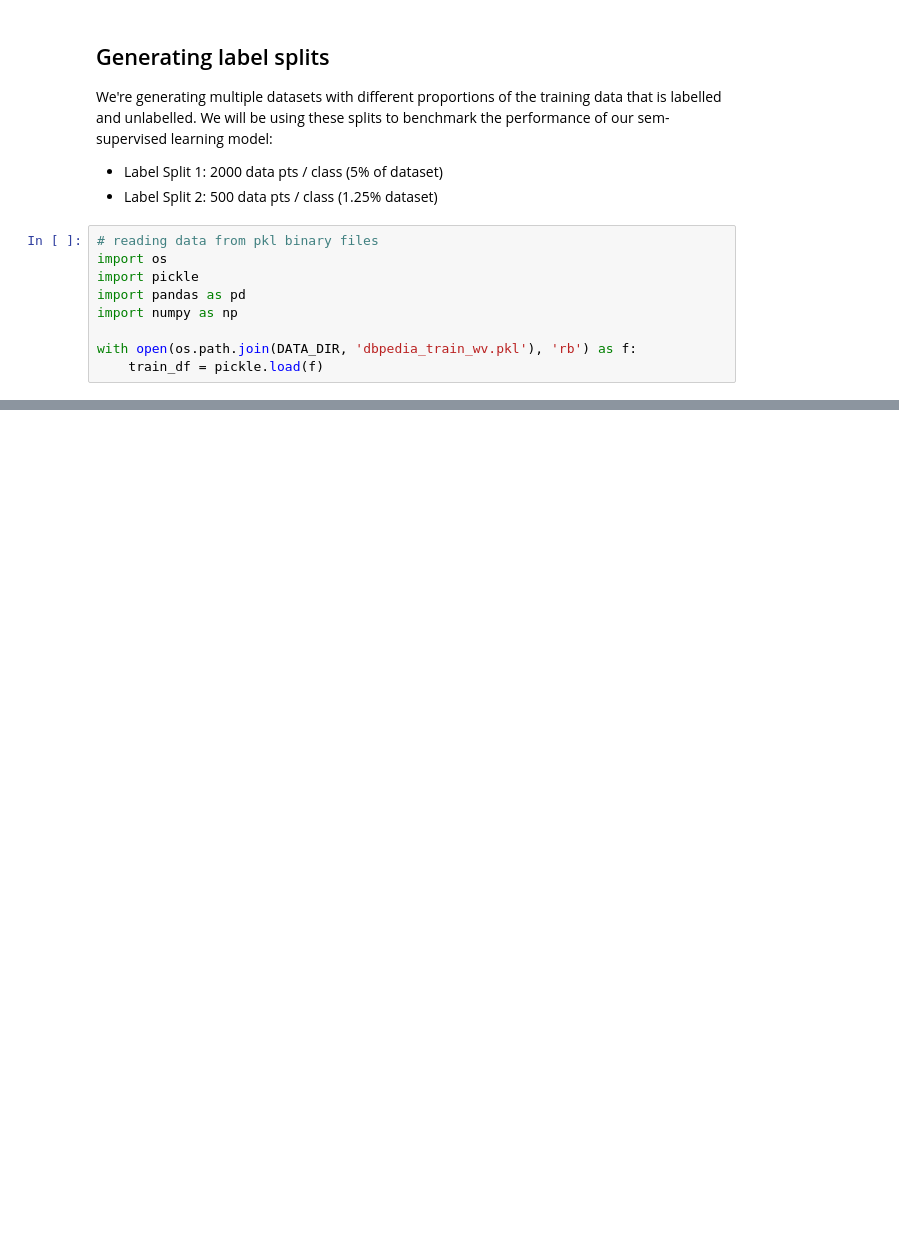
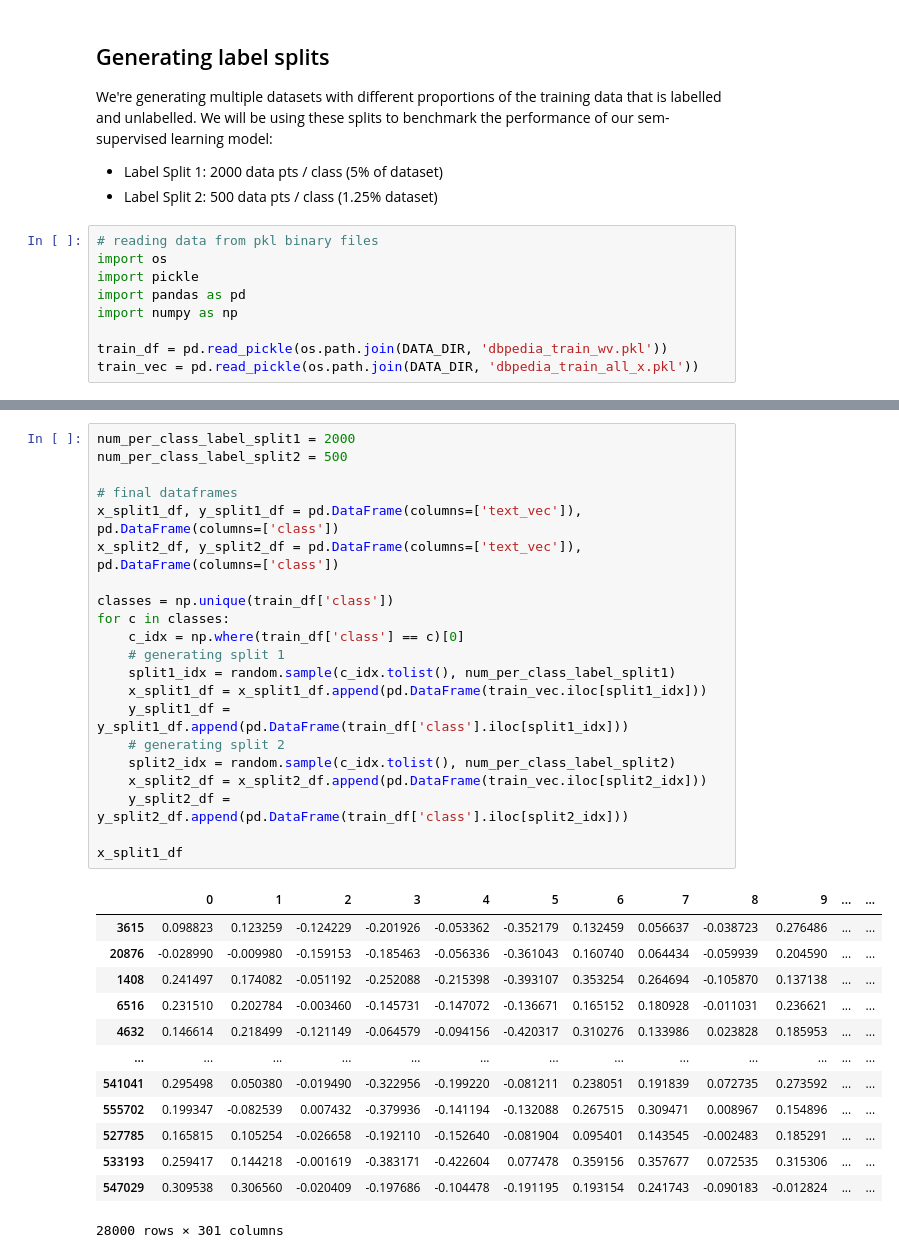
Before and after one commit to saileshpatnala/ssl_virtual_adversarial_training, a Jupyter notebook: preprocess_dbpedia.ipynb, the cells around one changed output, grey strips where cells are left out. Cells and saved outputs as stored; diff of their text form; blank space fills up the shorter version.

```diff
--- a/preprocess_dbpedia.ipynb
+++ b/preprocess_dbpedia.ipynb
@@ -166,8 +166,8 @@ import pickle
 import pandas as pd
 import numpy as np
 
-with open(os.path.join(DATA_DIR, 'dbpedia_train_wv.pkl'), 'rb') as f:
-    train_df = pickle.load(f)
+train_df = pd.read_pickle(os.path.join(DATA_DIR, 'dbpedia_train_wv.pkl'))
+train_vec = pd.read_pickle(os.path.join(DATA_DIR, 'dbpedia_train_all_x.pkl'))
 # %%
 import matplotlib.pyplot as plt
 
@@ -181,4 +181,39 @@ plt.hist(train_df['class'], bins=classes)
 [figure]
+# %%
+num_per_class_label_split1 = 2000
+num_per_class_label_split2 = 500
+
+# final dataframes
+x_split1_df, y_split1_df = pd.DataFrame(columns=['text_vec']), pd.DataFrame(columns=['class'])
+x_split2_df, y_split2_df = pd.DataFrame(columns=['text_vec']), pd.DataFrame(columns=['class'])
+
+classes = np.unique(train_df['class'])
+for c in classes:
+    c_idx = np.where(train_df['class'] == c)[0]
+    # generating split 1
+    split1_idx = random.sample(c_idx.tolist(), num_per_class_label_split1)
+    x_split1_df = x_split1_df.append(pd.DataFrame(train_vec.iloc[split1_idx]))
+    y_split1_df = y_split1_df.append(pd.DataFrame(train_df['class'].iloc[split1_idx]))
+    # generating split 2
+    split2_idx = random.sample(c_idx.tolist(), num_per_class_label_split2)
+    x_split2_df = x_split2_df.append(pd.DataFrame(train_vec.iloc[split2_idx]))
+    y_split2_df = y_split2_df.append(pd.DataFrame(train_df['class'].iloc[split2_idx]))
+
+x_split1_df
+# %% [output]
+|  | 0 | 1 | 2 | 3 | 4 | 5 | 6 | 7 | 8 | 9 | ... | ... |
+| 3615 | 0.098823 | 0.123259 | -0.124229 | -0.201926 | -0.053362 | -0.352179 | 0.132459 | 0.056637 | -0.038723 | 0.276486 | ... | ... |
+| 20876 | -0.028990 | -0.009980 | -0.159153 | -0.185463 | -0.056336 | -0.361043 | 0.160740 | 0.064434 | -0.059939 | 0.204590 | ... | ... |
+| 1408 | 0.241497 | 0.174082 | -0.051192 | -0.252088 | -0.215398 | -0.393107 | 0.353254 | 0.264694 | -0.105870 | 0.137138 | ... | ... |
+| 6516 | 0.231510 | 0.202784 | -0.003460 | -0.145731 | -0.147072 | -0.136671 | 0.165152 | 0.180928 | -0.011031 | 0.236621 | ... | ... |
+| 4632 | 0.146614 | 0.218499 | -0.121149 | -0.064579 | -0.094156 | -0.420317 | 0.310276 | 0.133986 | 0.023828 | 0.185953 | ... | ... |
+| ... | ... | ... | ... | ... | ... | ... | ... | ... | ... | ... | ... | ... |
+| 541041 | 0.295498 | 0.050380 | -0.019490 | -0.322956 | -0.199220 | -0.081211 | 0.238051 | 0.191839 | 0.072735 | 0.273592 | ... | ... |
+| 555702 | 0.199347 | -0.082539 | 0.007432 | -0.379936 | -0.141194 | -0.132088 | 0.267515 | 0.309471 | 0.008967 | 0.154896 | ... | ... |
+| 527785 | 0.165815 | 0.105254 | -0.026658 | -0.192110 | -0.152640 | -0.081904 | 0.095401 | 0.143545 | -0.002483 | 0.185291 | ... | ... |
+| 533193 | 0.259417 | 0.144218 | -0.001619 | -0.383171 | -0.422604 | 0.077478 | 0.359156 | 0.357677 | 0.072535 | 0.315306 | ... | ... |
+| 547029 | 0.309538 | 0.306560 | -0.020409 | -0.197686 | -0.104478 | -0.191195 | 0.193154 | 0.241743 | -0.090183 | -0.012824 | ... | ... |
+28000 rows × 301 columns
 # %%
 import random
 
```
Also changed, not shown: parts of 12 cells of this notebook, 12 other files.
